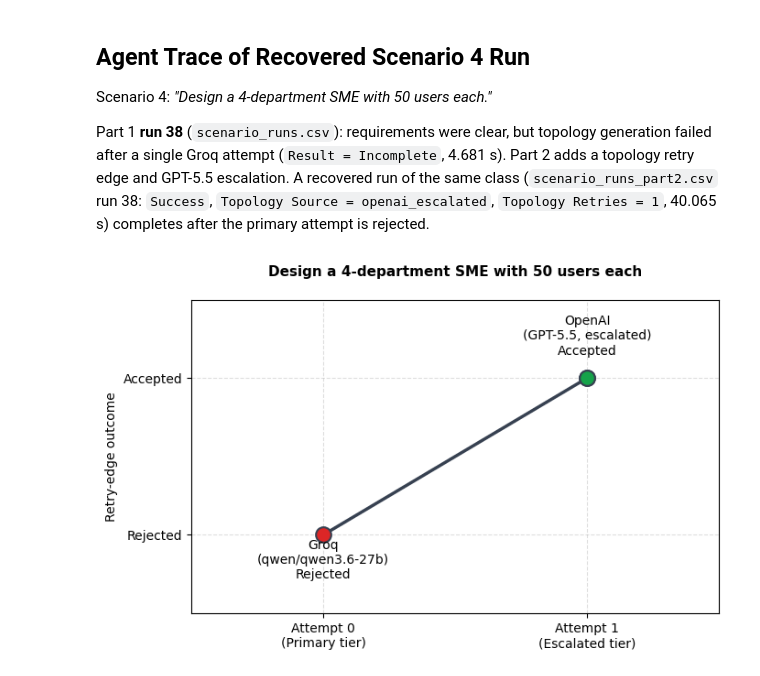
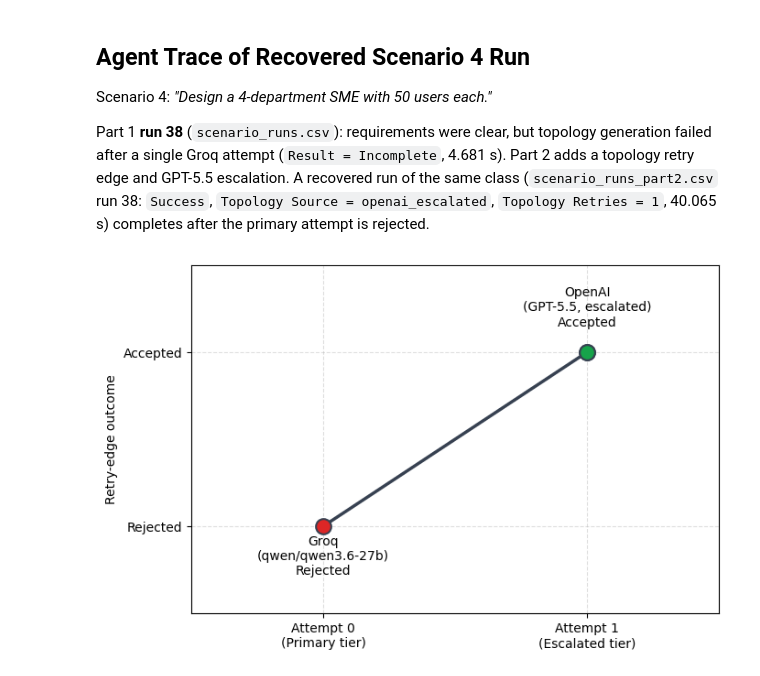
Before and after one commit to Abdisamad001/TopoScribe-AI, a Jupyter notebook: backend/data/scenario-analysis.ipynb, the cells around one changed output. Cells and saved outputs as stored; diff of their text form; code cells hidden in the pictures.

Commit message:
added figures for topology results

```diff
--- a/backend/data/scenario-analysis.ipynb
+++ b/backend/data/scenario-analysis.ipynb
@@ -136,33 +138,33 @@ outcome = [0, 1]  # 0 = Rejected, 1 = Accepted
 models = ["Groq\n(qwen/qwen3.6-27b)", "OpenAI\n(GPT-5.5, escalated)"]
 
 fig, ax = plt.subplots(figsize=(7, 4.5))
 
 ax.plot(attempts, outcome, marker='o', markersize=12, linewidth=2.5,
         color='#374151', markerfacecolor='#DC2626', markeredgecolor='#374151',
         markeredgewidth=1.5, zorder=3)
 
 ax.plot(1, 1, marker='o', markersize=12, color='#16A34A',
         markeredgecolor='#374151', markeredgewidth=1.5, zorder=4)
 
 ax.annotate(f"{models[0]}\nRejected", xy=(0, 0), xytext=(0, -0.28),
             ha='center', fontsize=10)
 ax.annotate(f"{models[1]}\nAccepted", xy=(1, 1), xytext=(1, 1.15),
             ha='center', fontsize=10)
 
 ax.set_xticks([0, 1])
 ax.set_xticklabels(["Attempt 0\n(Primary tier)", "Attempt 1\n(Escalated tier)"], fontsize=10)
 ax.set_yticks([0, 1])
 ax.set_yticklabels(["Rejected", "Accepted"], fontsize=10)
 ax.set_xlim(-0.5, 1.5)
 ax.set_ylim(-0.5, 1.5)
 
 ax.set_ylabel("Retry-edge outcome", fontsize=10)
 ax.grid(True, linestyle='--', alpha=0.4)
 
-ax.set_title("Design a 4-department SME with 50 users each\n",
-              fontsize=11, weight='bold')
+# ax.set_title("Design a 4-department SME with 50 users each\n",
+#               fontsize=11, weight='bold')
 
 plt.tight_layout()
 plt.show()
 # %% [output]
-[figure, old version]
+[figure, new version]
```
Also changed, not shown: parts of 7 cells of this notebook, 1 other file.
